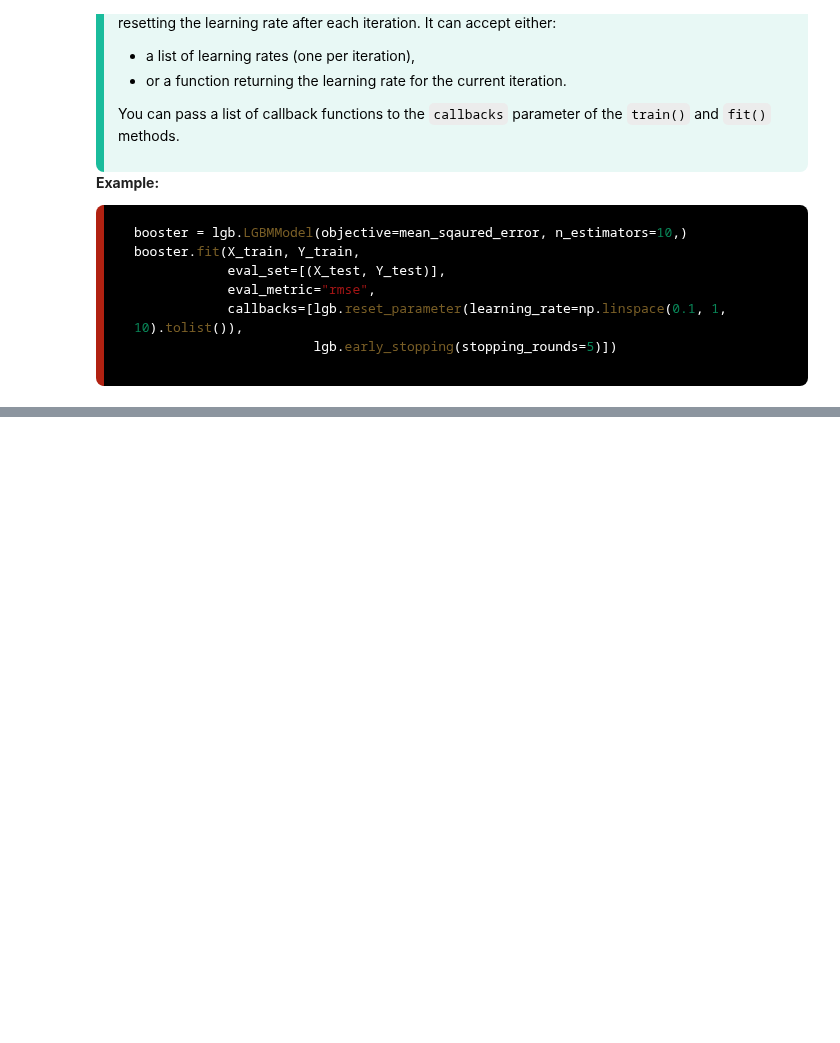
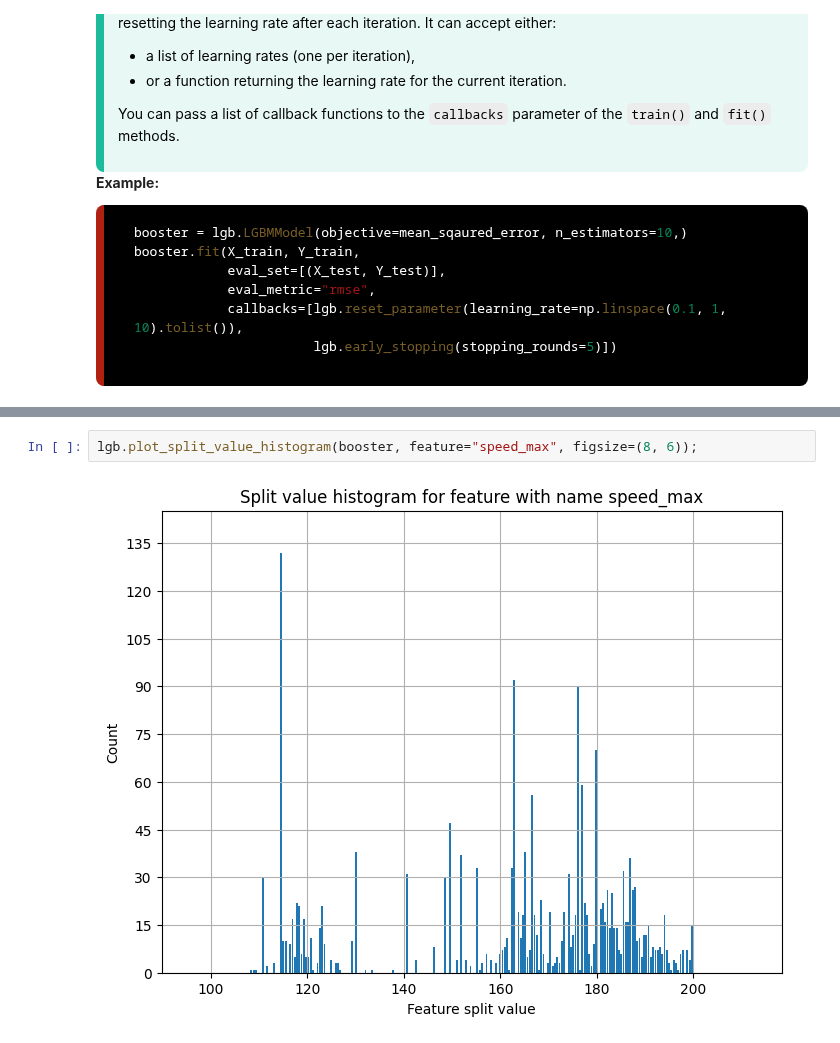
Before and after one commit to aziart/comp-ds, a Jupyter notebook: notebooks/04.2.02 - LightGBM.ipynb, the cells around one changed output, grey strips where cells are left out. Drawn from its saved outputs; the diff is of its cells as text; blank space fills up the shorter version.

```diff
--- a/notebooks/04.2.02 - LightGBM.ipynb
+++ b/notebooks/04.2.02 - LightGBM.ipynb
@@ -683,0 +724,4 @@ booster.fit(X_train, Y_train,
+# %%
+lgb.plot_split_value_histogram(booster, feature="speed_max", figsize=(8, 6));
+# %% [output]
+[figure, added]
```
Also changed, not shown: parts of 5 cells of this notebook, 1 other file.
